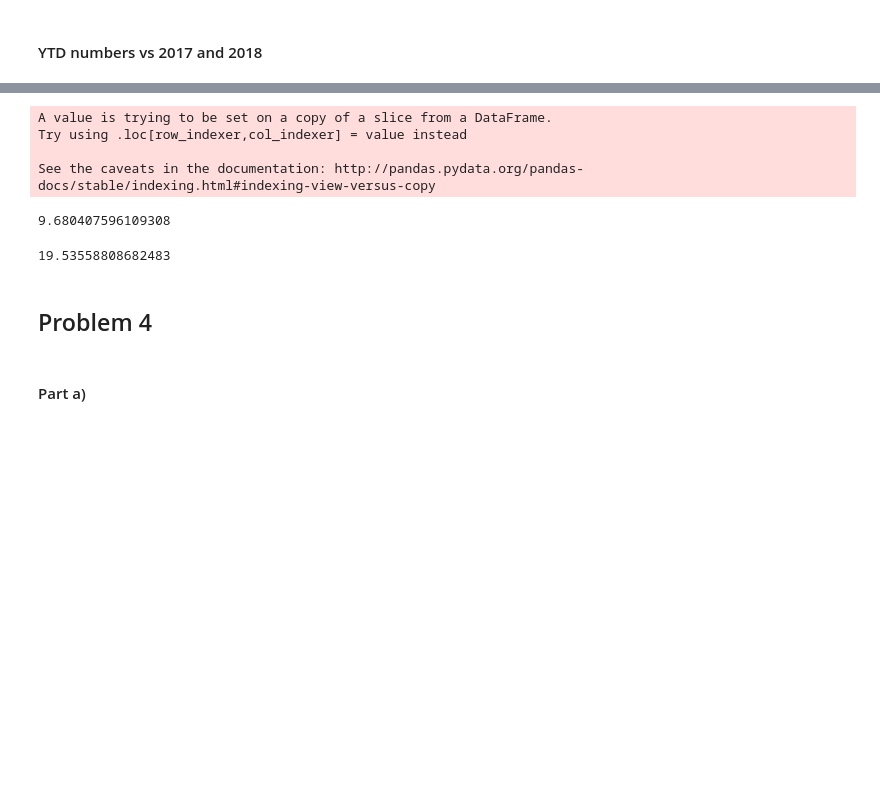
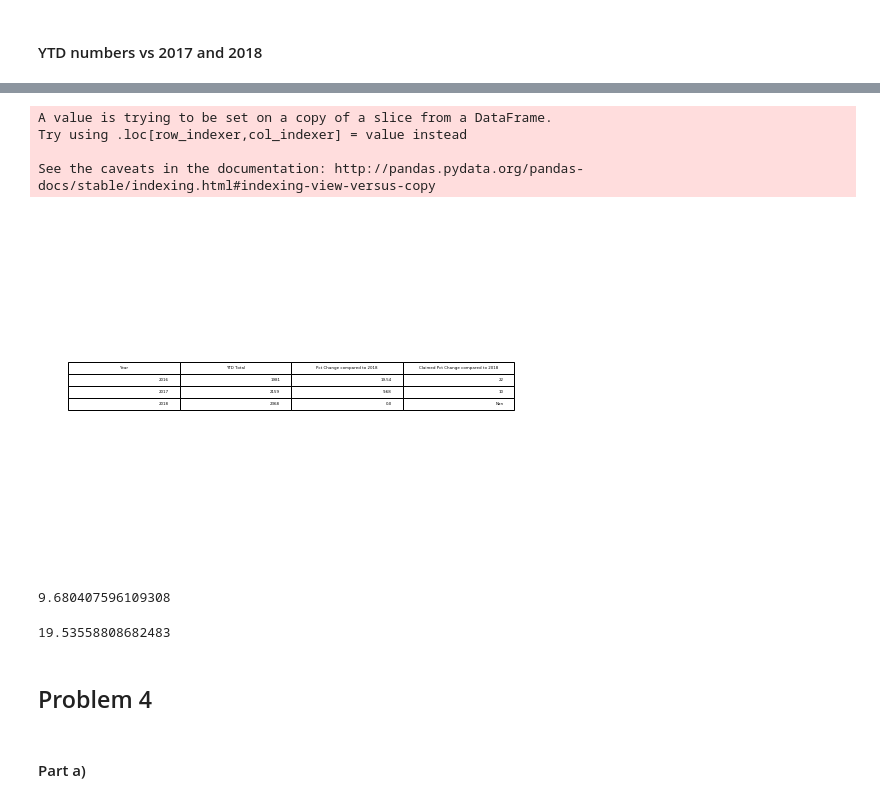
Before and after one commit to laurenjli/ml-pubpol, a Jupyter notebook: hw1/hw1_nb.ipynb, the cells around one changed output, grey strips where cells are left out. Drawn from its saved outputs; the diff is of its cells as text; code cells hidden in the pictures; blank space fills up the shorter version.

```diff
--- a/hw1/hw1_nb.ipynb
+++ b/hw1/hw1_nb.ipynb
@@ -123,7 +123,7 @@ def num_crimes_type(*args):
     return final_counts
 
 
-def mk_table(data, filename = 'table.png', dpi = 800, scale=False, fontsize = False):
+def mk_table(data, filename = 'charts/table.png', dpi = 800, scale=False, fontsize = False):
     '''
     This function makes a matplotlib table from a pandas dataframe.
 
@@ -151,7 +151,7 @@ def mk_table(data, filename = 'table.png', dpi = 800, scale=False, fontsize = Fa
 
     plt.savefig(filename, dpi = dpi, bbox_inces='tight')
 
-def mk_bar(df, x_col, y_col, title, filename = 'bar.png', dpi = 500):
+def mk_bar(df, x_col, y_col, title, filename = 'charts/bar.png', dpi = 500):
     '''
     This function makes a horizontal bar chart from a dataframe.
 
@@ -193,7 +193,7 @@ def most_common_yr(df, year = 2018):
     return pd.DataFrame(dict_n)
 
 
-def mk_pie(df, year, filename = 'pie.png', dpi=500):
+def mk_pie(df, year, filename = 'charts/pie.png', dpi=500):
     '''
     This function makes a pie chart from a given dataframe.
 
@@ -227,10 +227,10 @@ def summary_nhood(df, area_num):
     filtered = df[df['community_area'] == str(area_num)]
     filtered = filtered.set_index('community_area')
 
-    f1 = f'nhood_{area_num}.png'
+    f1 = f'charts/nhood_{area_num}.png'
     mk_table(filtered, filename = f1)
 
-    f2 = f'nhood_bar_{area_num}.png'
+    f2 = f'charts/nhood_bar_{area_num}.png'
     title = f'Average Number of Crimes by Type (2017 to 2018)\nCommunity Area: {area_num}'
     mk_bar(filtered, 'Type', 'Average', title, f2)
 # %%
@@ -677,12 +614,0 @@ See the caveats in the documentation: http://pandas.pydata.org/pandas-docs/stabl
-# %%
-ward_43_16 = df3[df3['ward']=='43']
-ward_43_16['date'] = ward_43_16['date'].astype('datetime64[ns]')
-
-end_date_16 = pd.Timestamp(year=2016, month=7, day=26, hour = 23, minute= 59, second=59)
-sub = pd.Timedelta('29 days')
-start_date_16 = end_date_16 - sub
-# %% [output]
-A value is trying to be set on a copy of a slice from a DataFrame.
-Try using .loc[row_indexer,col_indexer] = value instead
-
-See the caveats in the documentation: http://pandas.pydata.org/pandas-docs/stable/indexing.html#indexing-view-versus-copy
@@ -697,3 +615,30 @@ ytd_totl_18 = ytd_18.shape[0]
+# %%
+ward_43_16 = df3[df3['ward']=='43']
+ward_43_16['date'] = ward_43_16['date'].astype('datetime64[ns]')
+
+end_date_16 = pd.Timestamp(year=2016, month=7, day=26, hour = 23, minute= 59, second=59)
+
+ytd_16 = ward_43_16[(ward_43_16['date'] <= end_date_16)]
+ytd_17 = ward_43_17[(ward_43_17['date'] <= end_date_17)]
+ytd_18 = ward_43_18[(ward_43_18['date'] <= end_date_18)]
+
+ytd_totl_17 = ytd_17.shape[0]
+ytd_totl_16 = ytd_16.shape[0]
+ytd_totl_18 = ytd_18.shape[0]
+
+ytd_counts = pd.DataFrame([['2016', ytd_totl_16], ['2017', ytd_totl_17], ['2018', ytd_totl_18]], columns = ['Year', 'YTD Total'])
+
+ytd_counts['Pct Change compared to 2018'] = round((ytd_totl_18/ytd_counts['YTD Total']-1)*100,2)
+
+ytd_counts['Claimed Pct Change compared to 2018'] = [22, 10, 'Nan']
+
+mk_table(ytd_counts, 'charts/problem3_ytd.png')
+# %% [output]
+A value is trying to be set on a copy of a slice from a DataFrame.
+Try using .loc[row_indexer,col_indexer] = value instead
+
+See the caveats in the documentation: http://pandas.pydata.org/pandas-docs/stable/indexing.html#indexing-view-versus-copy
+[figure, added]
 # %%
 (ytd_totl_18/ytd_totl_17 -1)*100
 # %% [output]
```
Also changed, not shown: parts of 32 cells of this notebook, 19 other files.
